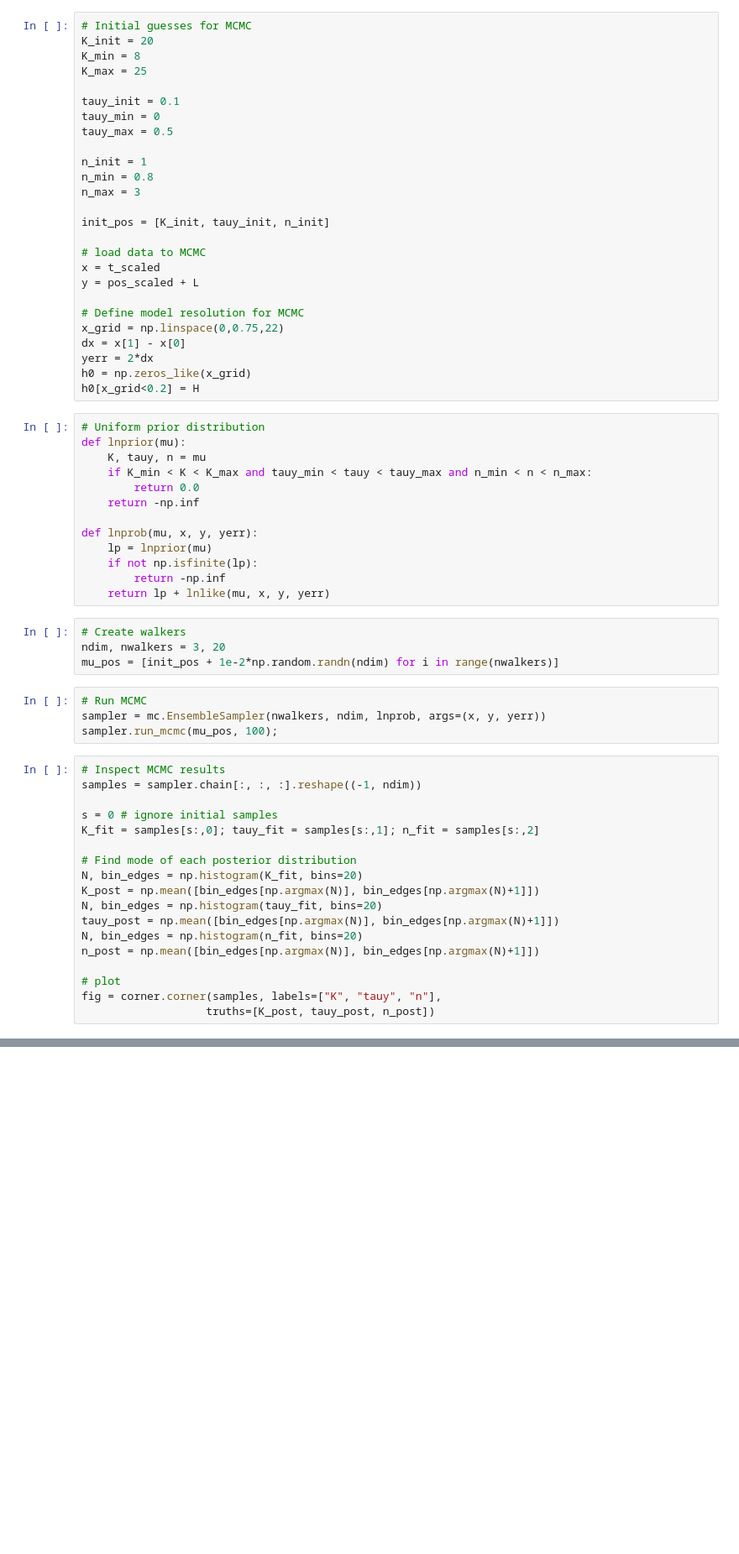
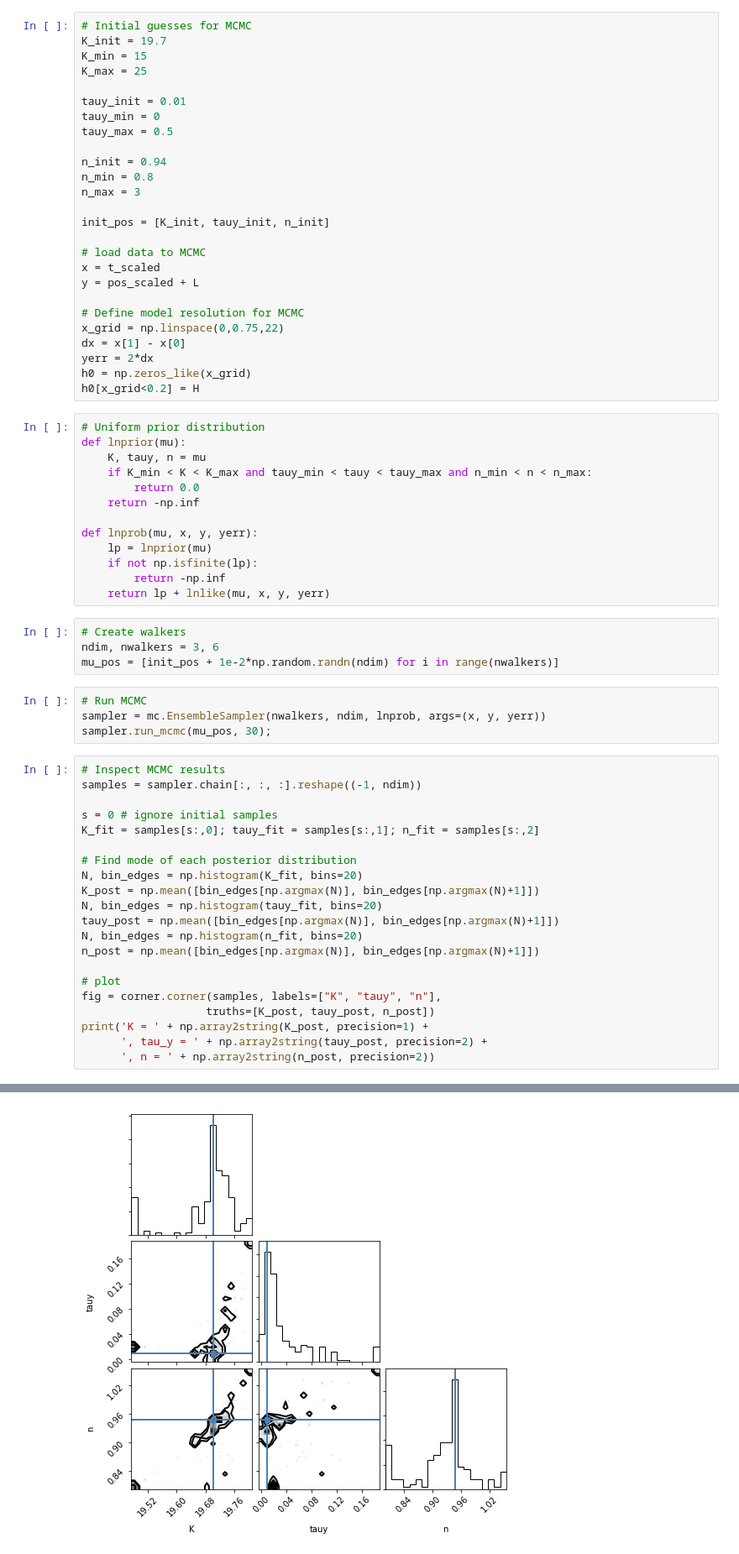
Before and after one commit to JanineBirnbaum18/3-phase-flow, a Jupyter notebook: Data Fitting.ipynb, the cells around one changed output, grey strips where cells are left out. Shown at 84% size. Saved outputs shown, nothing was run; the diff lists cells and outputs as text; blank space fills up the shorter version.

```diff
--- a/Data Fitting.ipynb
+++ b/Data Fitting.ipynb
@@ -382,15 +383,15 @@ def lnlike(mu, x, y, yerr):
     return -0.5*(np.sum((y-model)**2*inv_sigma2 - np.log(inv_sigma2)))
 # %%
 # Initial guesses for MCMC
-K_init = 20
-K_min = 8
+K_init = 19.7
+K_min = 15
 K_max = 25
 
-tauy_init = 0.1
+tauy_init = 0.01
 tauy_min = 0
 tauy_max = 0.5
 
-n_init = 1
+n_init = 0.94
 n_min = 0.8
 n_max = 3
 
@@ -421,12 +422,12 @@ def lnprob(mu, x, y, yerr):
     return lp + lnlike(mu, x, y, yerr)
 # %%
 # Create walkers
-ndim, nwalkers = 3, 20
+ndim, nwalkers = 3, 6
 mu_pos = [init_pos + 1e-2*np.random.randn(ndim) for i in range(nwalkers)]
 # %%
 # Run MCMC
 sampler = mc.EnsembleSampler(nwalkers, ndim, lnprob, args=(x, y, yerr))
-sampler.run_mcmc(mu_pos, 100);
+sampler.run_mcmc(mu_pos, 30);
 # %%
 # Inspect MCMC results
 samples = sampler.chain[:, :, :].reshape((-1, ndim))
@@ -445,3 +446,7 @@ n_post = np.mean([bin_edges[np.argmax(N)], bin_edges[np.argmax(N)+1]])
 # plot
 fig = corner.corner(samples, labels=["K", "tauy", "n"],
                    truths=[K_post, tauy_post, n_post])
+print('K = ' + np.array2string(K_post, precision=1) +
+      ', tau_y = ' + np.array2string(tauy_post, precision=2) +
+      ', n = ' + np.array2string(n_post, precision=2))
+# %% [output]
@@ -448,3 +454,4 @@ fig = corner.corner(samples, labels=["K", "tauy", "n"],
+[figure, added]
 # %%
 # inspect runs
 fig,ax = plt.subplots(nrows=3, figsize=(15,15))
```
Also changed, not shown: parts of 11 cells of this notebook.
